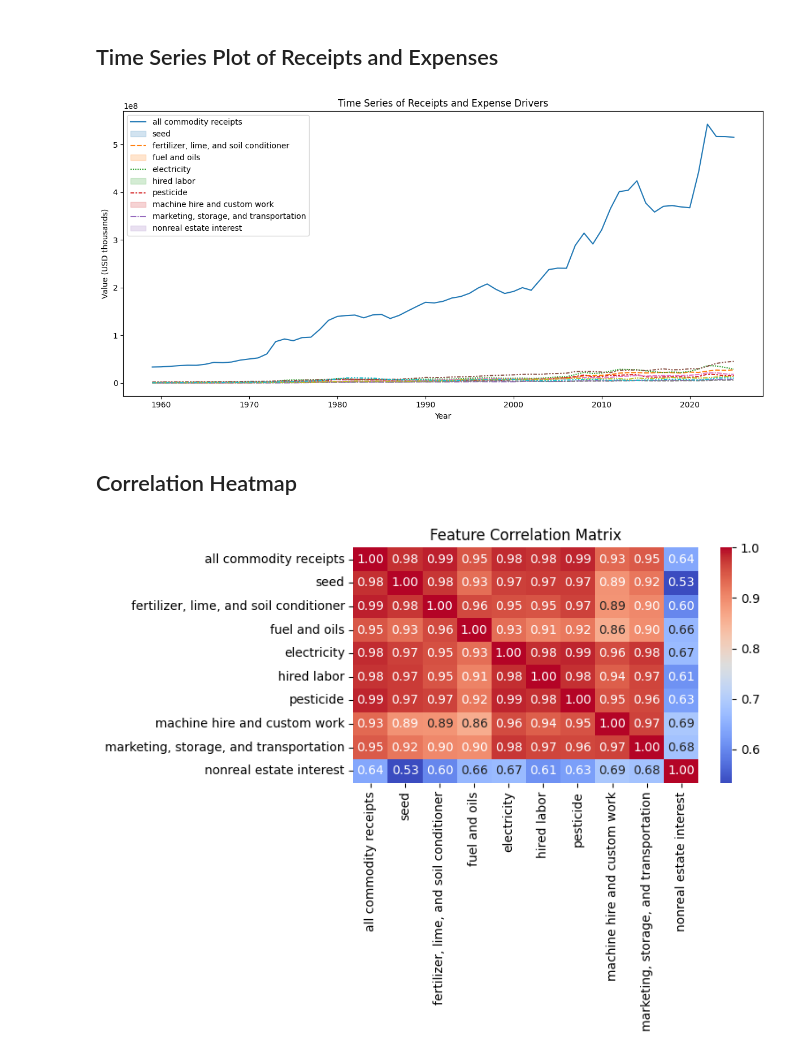
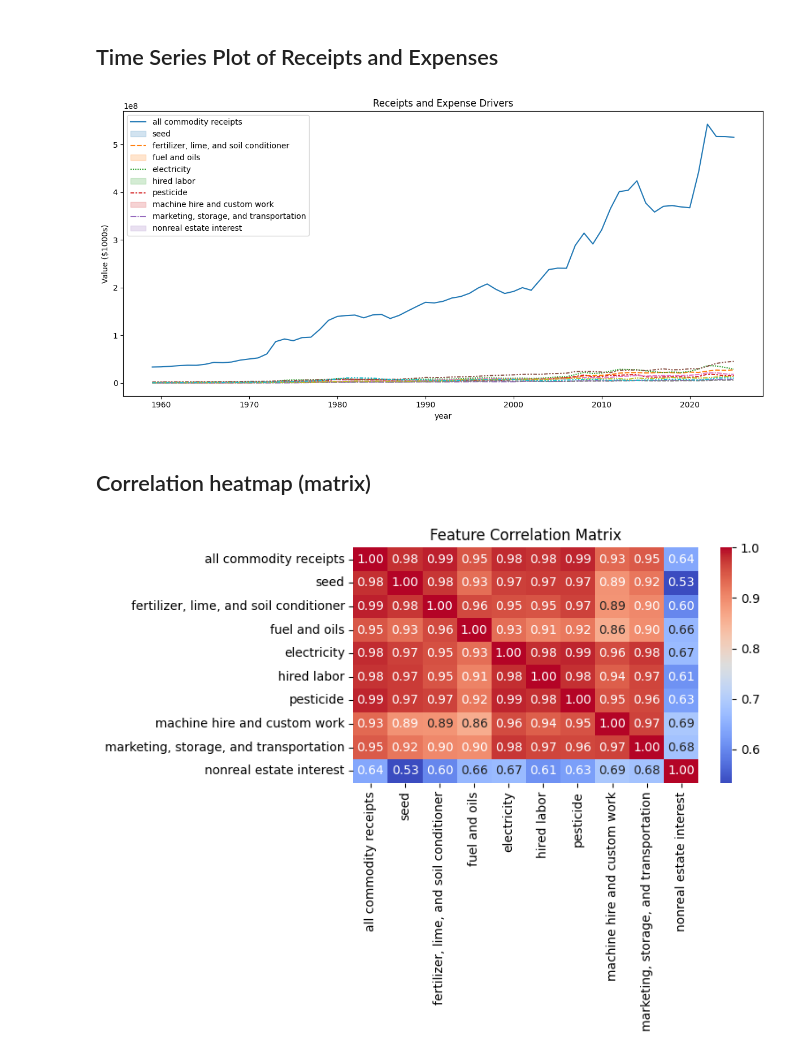
Before and after one commit to sbat11/Farm-Profitability-Model, a Jupyter notebook: eda_farm_receipts.ipynb, the cells around one changed output. Drawn from its saved outputs; the diff is of its cells as text; code cells hidden in the pictures.

```diff
--- a/eda_farm_receipts.ipynb
+++ b/eda_farm_receipts.ipynb
@@ -14,7 +14,7 @@ from pathlib import Path
 from sklearn.linear_model import LinearRegression
 from sklearn.metrics import r2_score
 
-# Helper functions to parse BEA sheets
+# helper functions to parse data sheets (specifically the united states sheet)
 def _is_year(v):
     if isinstance(v, (int, float)) and not pd.isna(v):
         return 1900 <= int(v) <= 2100
@@ -50,7 +50,7 @@ def parse_bea_sheet(df):
                 if isinstance(v, (int, float)):
                     vals.append(float(v))
                 elif isinstance(v, str):
-                    s = v.replace(',', '').replace('$','').replace(' ','').strip()
+                    s = v.replace(',', '').replace('$','').replace(' ','').strip()
                     try:
                         vals.append(float(s))
                     except:
@@ -61,10 +61,10 @@ def parse_bea_sheet(df):
                 data[cat.strip().lower()] = vals
     return pd.DataFrame(data, index=years)
 
-# Load data
-inc_path = 'IncomeDataLarge_raw.xlsx'
+# load data
+income_statementPath = 'IncomeDataLarge_raw.xlsx'
 exp_path = 'PE_State_US_raw.xlsx'
-inc_df = parse_bea_sheet(pd.read_excel(inc_path, sheet_name='United States', header=None)).sort_index()
+inc_df = parse_bea_sheet(pd.read_excel(income_statementPath, sheet_name='United States', header=None)).sort_index()
 exp_df = parse_bea_sheet(pd.read_excel(exp_path, sheet_name='United States', header=None)).sort_index()
 
 # Combine dataset
@@ -107,16 +107,16 @@ data.describe()
 # %%
 plt.figure(figsize=(12,6))
 sns.lineplot(data=data)
-plt.title('Time Series of Receipts and Expense Drivers')
-plt.xlabel('Year')
-plt.ylabel('Value (USD thousands)')
+plt.title('Receipts and Expense Drivers')
+plt.xlabel('year')
+plt.ylabel('Value ($1000s)')
 plt.legend(data.columns, loc='upper left')
 plt.tight_layout()
 plt.show()
 # %% [output]
-[figure, old version]
+[figure, new version]
 # %% [markdown]
-## Correlation Heatmap
+## Correlation heatmap (matrix)
 # %%
 plt.figure(figsize=(8,6))
 corr = data.corr()
```
Also changed, not shown: parts of 8 cells of this notebook.
